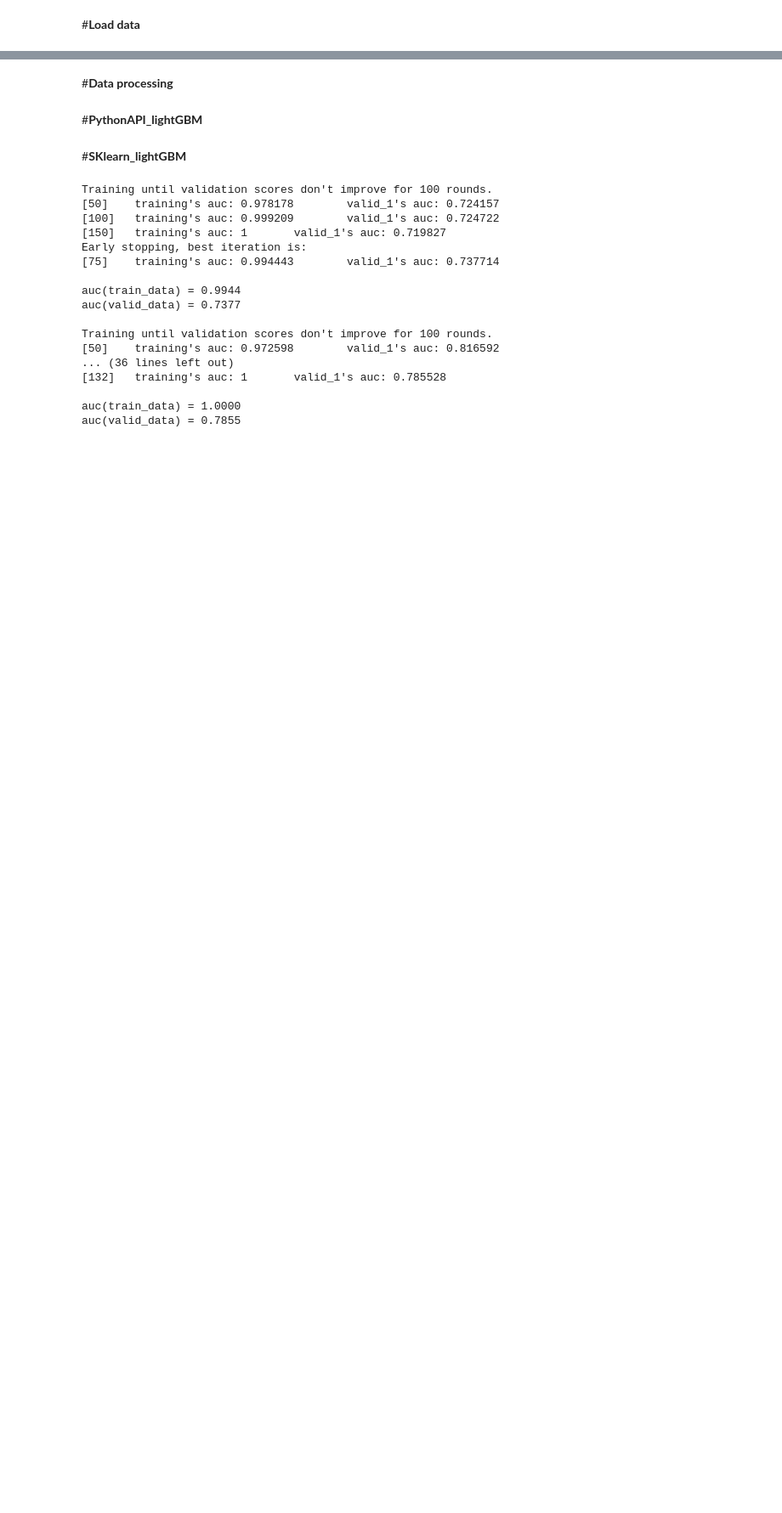
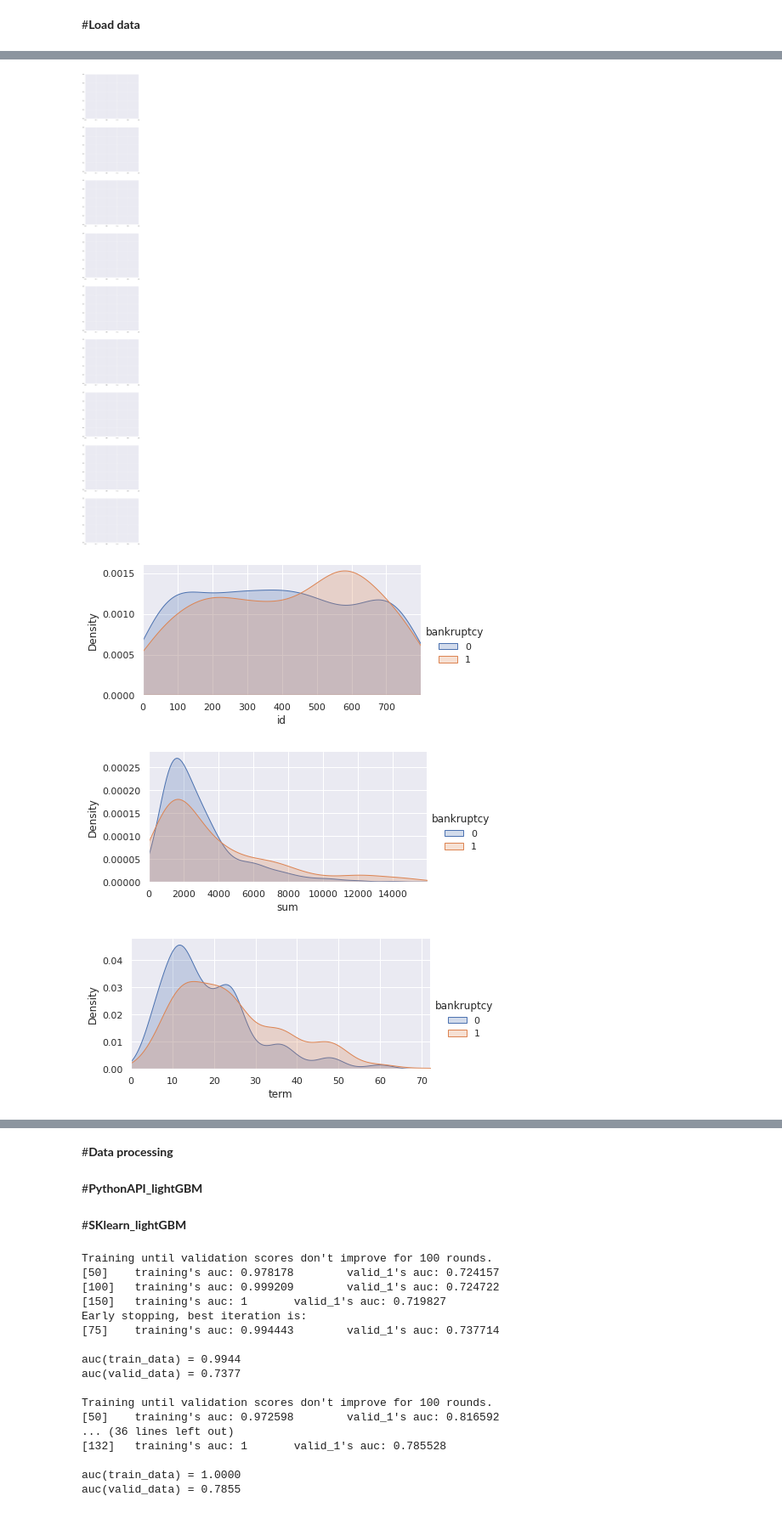
Before and after one commit to ykitaguchi77/Kaggle, a Jupyter notebook: Bunkruptcy-prediction.ipynb, the cells around one changed output, grey strips where cells are left out. Shown: that part at 85% size. Cells and saved outputs as stored; diff of their text form; code cells hidden in the pictures; blank space fills up the shorter version.

```diff
--- a/Bunkruptcy-prediction.ipynb
+++ b/Bunkruptcy-prediction.ipynb
@@ -146,5 +136,3 @@ train_df.columns
-# %%
-train_df = train_df[[]]
 # %%
 # check data type(train_data)
 print(train_df.dtypes)
@@ -189,0 +175,25 @@ fare.add_legend()
+# %%
+#Object以外の項目の分布図を縦に並べて表示
+import seaborn as sns
+import matplotlib.pyplot as plt
+
+categories = train_df.columns[train_df.dtypes=='int64']
+
+sns.set()
+fig, axes = plt.subplots(len(categories),1,figsize=(9,9*len(categories)))
+
+for i in range(len(categories)):
+    fare = sns.FacetGrid(train_df, hue="bankruptcy",aspect=2)
+    fare.map(sns.kdeplot,categories[i],shade= True, ax=axes[i])
+    fare.set(xlim=(0, train_df[categories[i]].max()))
+    fare.add_legend()
+plt.show()
+
+
+for j in range(len(categories)):
+    print(train_df.groupby(categories[j]).count().index.to_list())
+# %% [output]
+[figure, added]
+[figure, added]
+[figure, added]
+[figure, added]
```
Also changed, not shown: parts of 9 cells of this notebook.
